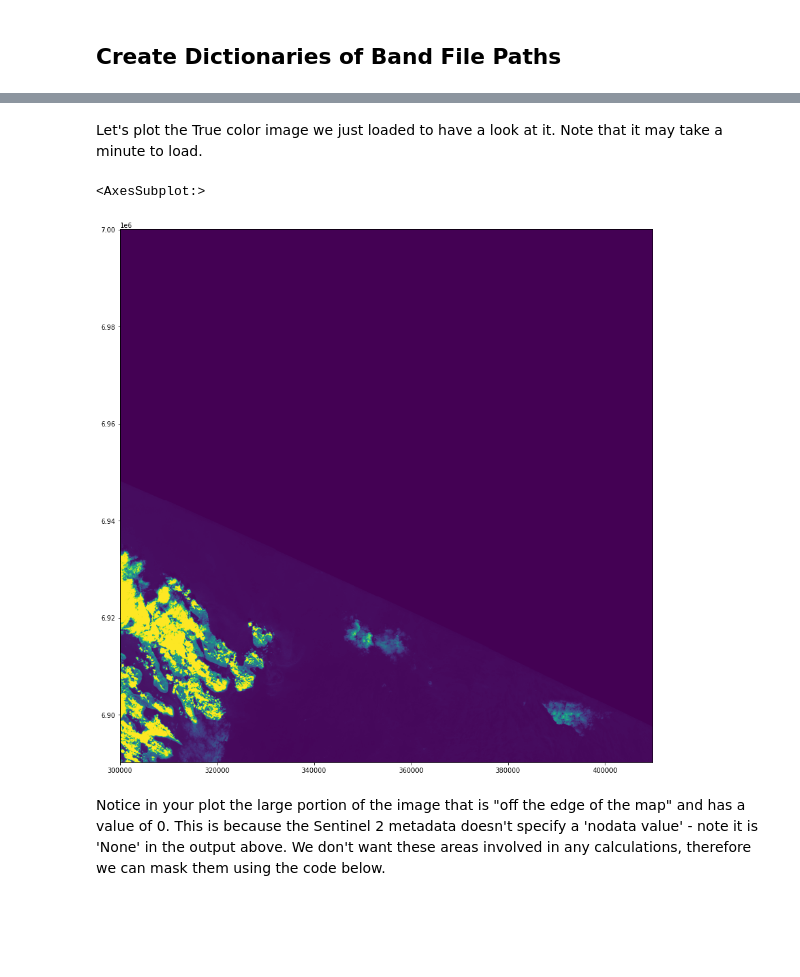
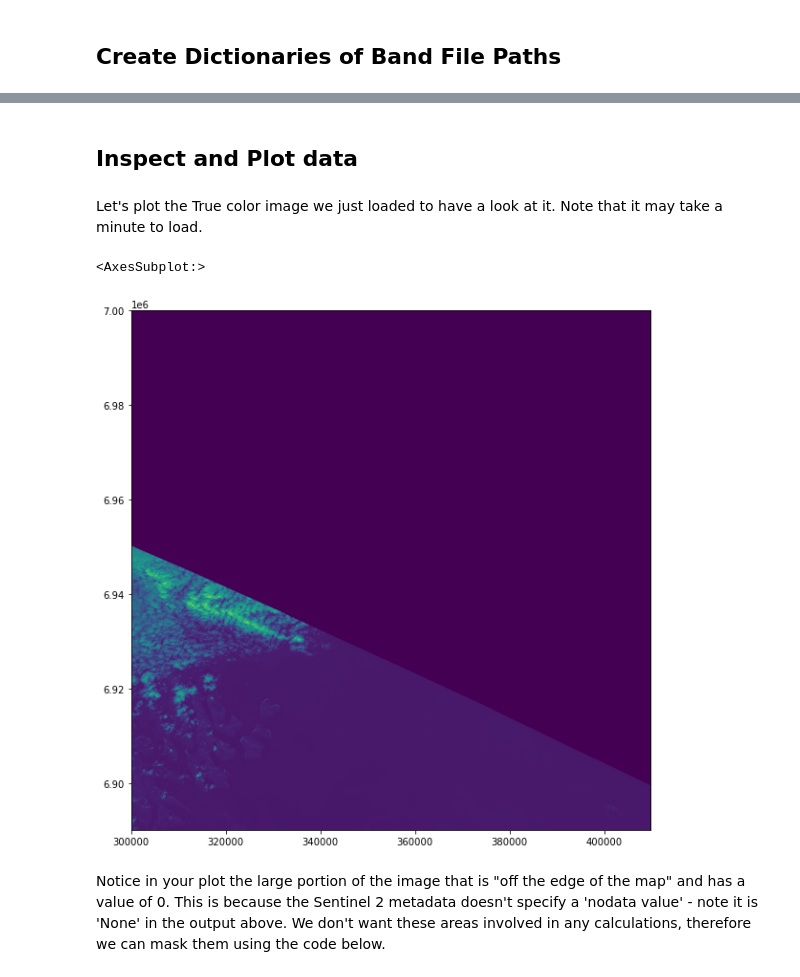
Before and after one commit to rwilks-earthobs/msc_eo_challenge, a Jupyter notebook: 230207 Introductory Jupyter Notebook.ipynb, the cells around one changed output, grey strips where cells are left out. Drawn from its saved outputs; the diff is of its cells as text; code cells hidden in the pictures; blank space fills up the shorter version.

Commit message:
added Sen2 band table to intro, new sen2 dir path when creating dictionary and changed selector to SAFE, sen2 masking and dtype pre-processing.

```diff
--- a/230207 Introductory Jupyter Notebook.ipynb
+++ b/230207 Introductory Jupyter Notebook.ipynb
@@ -316,11 +323,12 @@ def get_band(filepath):
         print('Extracting single band from file')
         img = f.read(1, masked=True)
 
-        print('Extracting band meta')
+        print('Extracting band metadata')
         metadata = f.profile
 
         spatial_resolution = f.res
 
+        # print band properties
         print('--> # bands:', metadata['count'])
         print('--> array type', type(img))
         print('--> datatype:', metadata['dtype'])
@@ -331,13 +339,12 @@ def get_band(filepath):
         print('--> spatial resolution:', spatial_resolution[0], 'm')
         print(20*'-')
 
-        # print basic statistics about array using numpy methods.
-        print(f'\nMin:\t{img.min()}\nMax:\t{img.max()}\nMean:\t{img.mean():.2f}\nStdDev:\t{img.std():.2f}\n')
-
         return img, metadata
 
 
+# load example image and metadata
+tci_img, tci_metadata = get_band(img_day_dict['R10m']['B02'])
 
-tci_img, tci_metadata = get_band('../data/S2A_MSIL2A_20220531T120411_N0400_R066_T30VUQ_20220531T183212.SAFE/GRANULE/L2A_T30VUQ_A036242_20220531T120405/IMG_DATA/R10m/T30VUQ_20220531T120411_TCI_10m.jp2')
+tci_img
 # %% [output]
 Extracting single band from file
@@ -358,0 +380,24 @@ StdDev: 42.23
+# %%
+def update_sen2_mask(raster, metadata):
+
+    # update datatype for image and metadata
+    raster = raster.astype(np.int16)
+    metadata.update({
+            "dtype": 'int16'
+        })
+
+    print('New datatype for raster is:', raster.dtype)
+    print('Metadata dtype has been updated to:', metadata['dtype'])
+
+    # update mask, fill value and metadata
+    raster = np.ma.MaskedArray(raster, mask=(raster==0), fill_value=-9999)
+    metadata['nodata'] = -9999
+
+    print('Metadata nodata value has been updated to:', metadata['nodata'])
+
+    return raster, metadata
+
+
+tci_img, tci_metadata = update_sen2_mask(tci_img, tci_metadata)
+
+tci_img
@@ -358,0 +425,2 @@ StdDev: 42.23
+# %% [markdown]
+## Inspect and Plot data
@@ -361,12 +432,12 @@ Let's plot the True color image we just loaded to have a look at it. Note that i
 # %%
 from rasterio.plot import show, show_hist
 
-fig, ax = plt.subplots(figsize=(15, 15))
+fig, ax = plt.subplots(figsize=(10, 10))
 
 show(tci_img, transform=tci_metadata['transform'], ax=ax)
 # %% [output]
 <AxesSubplot:>
-[figure, old version]
+[figure, new version]
 # %% [markdown]
 Notice in your plot the large portion of the image that is "off the edge of the map" and has a value of 0. This is because the Sentinel 2 metadata doesn't specify a 'nodata value' - note it is 'None' in the output above. We don't want these areas involved in any calculations, therefore we can mask them using the code below.
 # %%
```
Also changed, not shown: parts of 13 cells of this notebook.
